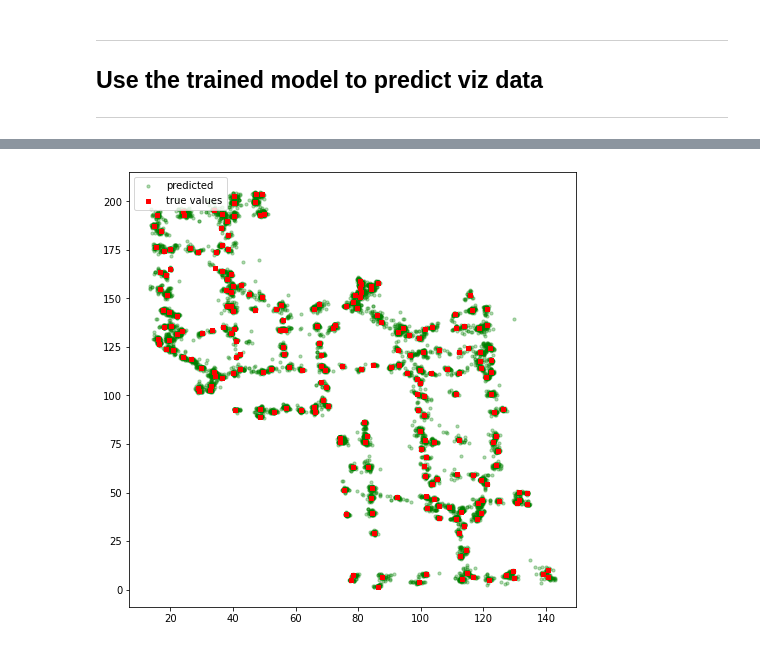
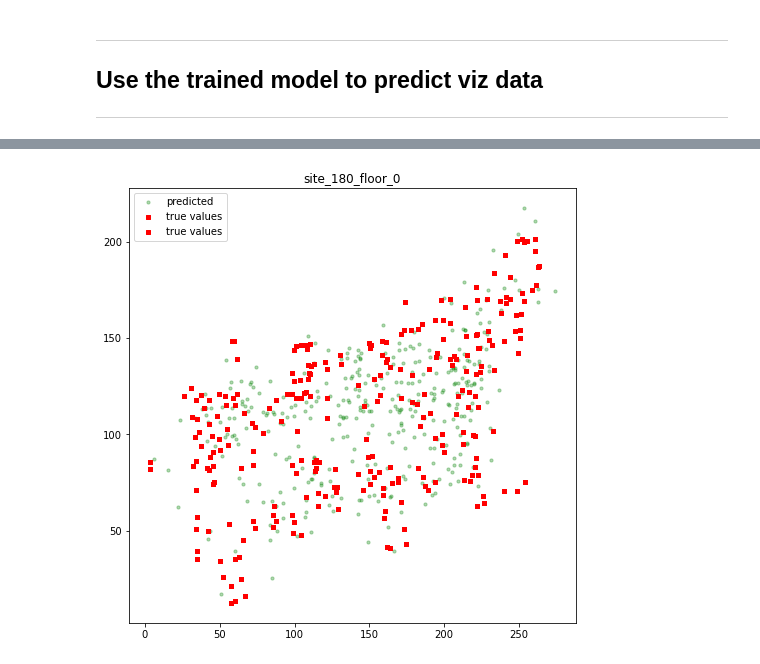
Before and after one commit to robot269006/indoor, a Jupyter notebook: indoor-baseline-model-visualized.ipynb, the cells around one changed output, grey strips where cells are left out. Saved outputs shown, nothing was run; the diff lists cells and outputs as text; code cells hidden in the pictures.

```diff
--- a/indoor-baseline-model-visualized.ipynb
+++ b/indoor-baseline-model-visualized.ipynb
@@ -305,11 +369,11 @@ for tgt, tgt_data in zip(targets, target_data):
 # lgb patams
 lgb_params = {'objective': 'root_mean_squared_error',
               'boosting_type': 'gbdt',
-              'n_estimators': 2000, # example had 50000
+              'n_estimators': 10000, # example had 50000
               'learning_rate': 0.1,
               'num_leaves': 50,
               'min_data_in_leaf': 50,
-              'max_depth': 10,
+              'max_depth': 15,
               'colsample_bytree': 0.4,
               'subsample': 0.6,
               'subsample_freq': 2,
@@ -475,0 +518,11 @@ Name: site_le_f, dtype: int64
+# %%
+# set sites with most/mid/least counts
+site_le_f_counts = df_viz["site_le_f"].value_counts()
+site_most_count = site_le_f_counts.idxmax()
+site_least_count = site_le_f_counts.idxmin()
+site_mid_count = int(len(site_le_f_counts) / 2)
+site_count_list = df_viz["site_le_f"].value_counts().index.tolist()
+
+print("site_floor with most count: ", site_most_count, "->", site_le_f_counts[site_most_count])
+print("site_floor with mid count: ", site_count_list[site_mid_count], "->", site_le_f_counts[site_count_list[site_mid_count]])
+print("site_floor with least count: ", site_least_count, "->", site_le_f_counts[site_least_count])
@@ -476,48 +533,36 @@ Name: site_le_f, dtype: int64
 # %%
+x_max = df_viz["x"].max()
+x_min = df_viz["x"].min()
+y_max = df_viz["y"].max()
+y_min = df_viz["y"].min()
+
 # Plot predictions against ground truths
-df_viz_a = df_viz[df_viz["site_le_f"] == "site_9_floor_1"] # most counts
+def plot_gt_pred(site, scale=True):
+    df_viz_a = df_viz[df_viz["site_le_f"] == site] # most counts
+    x = df_viz_a["x"]
+    y = df_viz_a["y"]
+    x_pred = df_viz_a["x_pred"]
+    y_pred = df_viz_a["y_pred"]
 
-x = df_viz_a["x"]
-y = df_viz_a["y"]
-x_pred = df_viz_a["x_pred"]
-y_pred = df_viz_a["y_pred"]
+    fig = plt.figure(figsize=(8,8))
+    fig.patch.set_facecolor("white")
+    ax1 = fig.add_subplot(111)
+    ax1.scatter(x_pred, y_pred, s=10, c="g", marker="o", label="predicted", alpha=0.3)
+    ax1.scatter(x, y, s=10, c="r", marker="s", label="true values")
+    ax1.scatter(x, y, s=10, c="r", marker="s", label="true values")
+    if scale == True:
+        ax1.set_xlim([x_min, x_max])
+        ax1.set_ylim([y_min, y_max])
+    ax1.set_title(site)
+    plt.legend(loc='upper left');
+    plt.show()
 
-fig = plt.figure(figsize=(8,8))
-fig.patch.set_facecolor("white")
-ax1 = fig.add_subplot(111)
-ax1.scatter(x_pred, y_pred, s=10, c="g", marker="o", label="predicted", alpha=0.3)
-ax1.scatter(x, y, s=10, c="r", marker="s", label="true values")
-plt.legend(loc='upper left');
-plt.show()
+plot_gt_pred(site_most_count, scale=False)
+plot_gt_pred(site_count_list[site_mid_count], scale=False)
+plot_gt_pred(site_least_count, scale=False)
 
-
-df_viz_a = df_viz[df_viz["site_le_f"] == "site_6_floor_2"] # medium counts
-x = df_viz_a["x"]
-y = df_viz_a["y"]
-x_pred = df_viz_a["x_pred"]
-y_pred = df_viz_a["y_pred"]
-
-fig = plt.figure(figsize=(8,8))
-fig.patch.set_facecolor("white")
-ax1 = fig.add_subplot(111)
-ax1.scatter(x_pred, y_pred, s=10, c="g", marker="o", label="predicted", alpha=0.3)
-ax1.scatter(x, y, s=10, c="r", marker="s", label="true values")
-plt.legend(loc='upper left');
-plt.show()
-
-
-df_viz_a = df_viz[df_viz["site_le_f"] == "site_7_floor_0"] # second least counts
-x = df_viz_a["x"]
-y = df_viz_a["y"]
-x_pred = df_viz_a["x_pred"]
-y_pred = df_viz_a["y_pred"]
-
-fig = plt.figure(figsize=(8,8))
-fig.patch.set_facecolor("white")
-ax1 = fig.add_subplot(111)
-ax1.scatter(x_pred, y_pred, s=10, c="g", marker="o", label="predicted", alpha=0.3)
-ax1.scatter(x, y, s=10, c="r", marker="s", label="true values")
-plt.legend(loc='upper left');
-plt.show()
+# plot_gt_pred(site_most_count, scale=True)
+# plot_gt_pred(site_count_list[site_mid_count], scale=True)
+# plot_gt_pred(site_least_count, scale=True)
 # %% [output]
-[figure, old version]
+[figure, new version]
```
Also changed, not shown: parts of 30 cells of this notebook.
